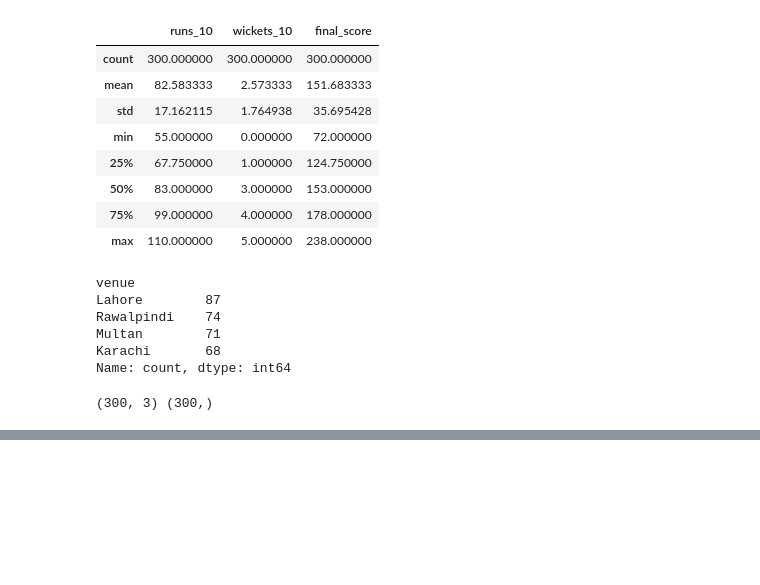
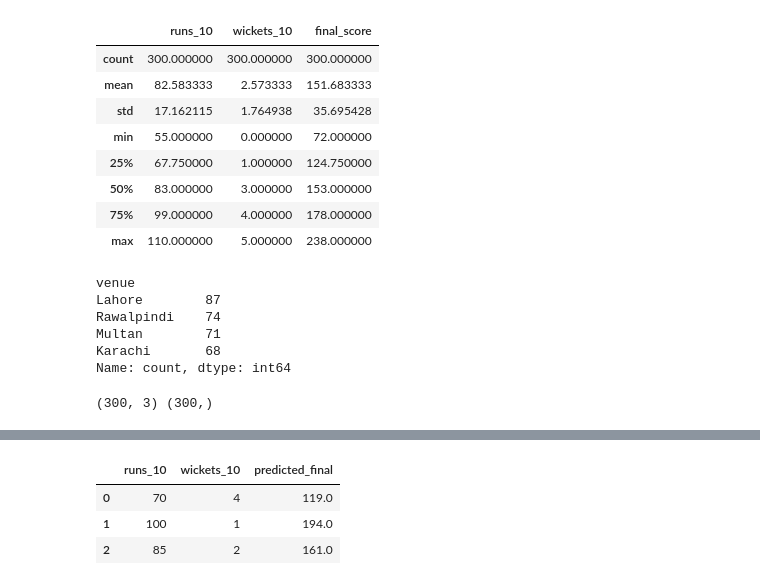
Before and after one commit to sarfrazrasheed00/cricket-ml, a Jupyter notebook: notebooks/10_sklearn_split.ipynb, the cells around one changed output, grey strips where cells are left out. Cells and saved outputs as stored; diff of their text form; code cells hidden in the pictures; blank space fills up the shorter version.

```diff
--- a/notebooks/10_sklearn_split.ipynb
+++ b/notebooks/10_sklearn_split.ipynb
@@ -112,0 +163,12 @@ Name: final_score, dtype: int64
+# %%
+new_matches = pd.DataFrame({
+    "runs_10":    [70, 100, 85],
+    "wickets_10": [4,   1,   2],
+})
+new_matches["predicted_final"] = model.predict(new_matches).round()
+new_matches
+# %% [output]
+|  | runs_10 | wickets_10 | predicted_final |
+| 0 | 70 | 4 | 119.0 |
+| 1 | 100 | 1 | 194.0 |
+| 2 | 85 | 2 | 161.0 |
```
Also changed, not shown: parts of 9 cells of this notebook.
